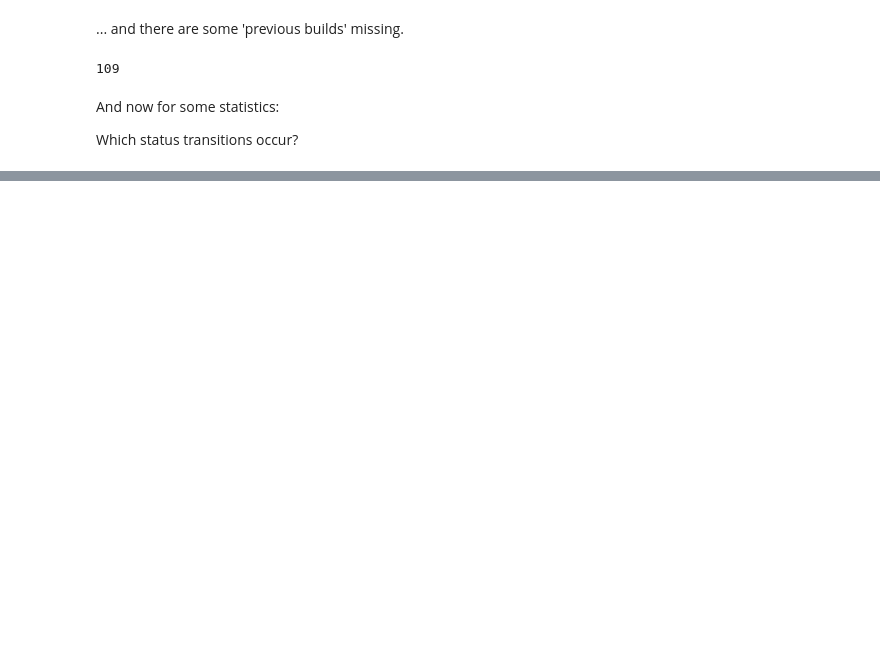
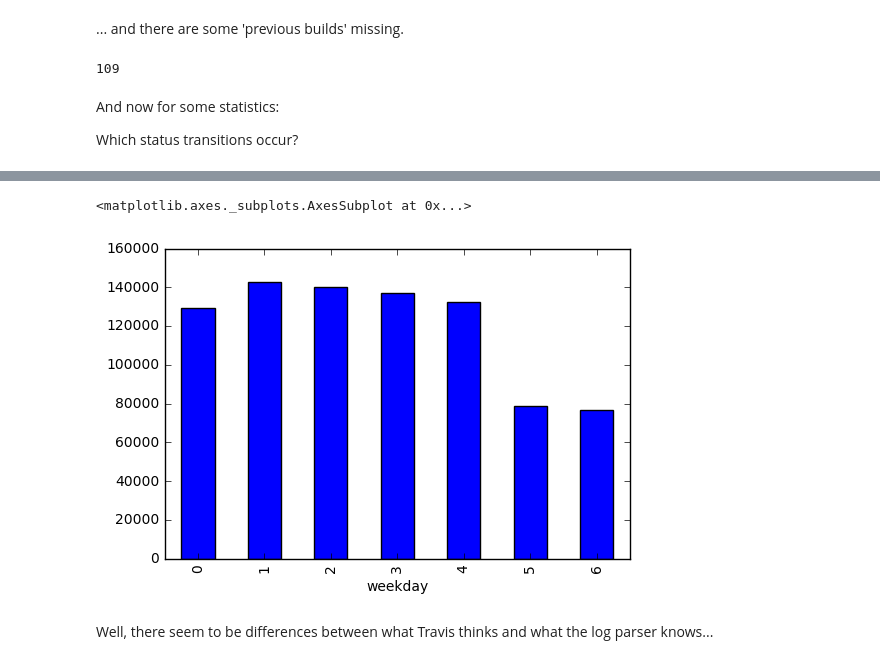
Before and after one commit to DLR-SC/Hackathon, a Jupyter notebook: chaosProject/Inconsistencies.ipynb, the cells around one changed output, grey strips where cells are left out. Cells and saved outputs as stored; diff of their text form; code cells hidden in the pictures; blank space fills up the shorter version.

```diff
--- a/chaosProject/Inconsistencies.ipynb
+++ b/chaosProject/Inconsistencies.ipynb
@@ -87,0 +153,7 @@ Which status transitions occur?
+# %%
+df.groupby('weekday').count()['tr_build_id'].plot(kind='bar')
+# %% [output]
+<matplotlib.axes._subplots.AxesSubplot at 0x...>
+[figure, added]
+# %% [markdown]
+Well, there seem to be differences between what Travis thinks and what the log parser knows...
```
Also changed, not shown: parts of 17 cells of this notebook.
